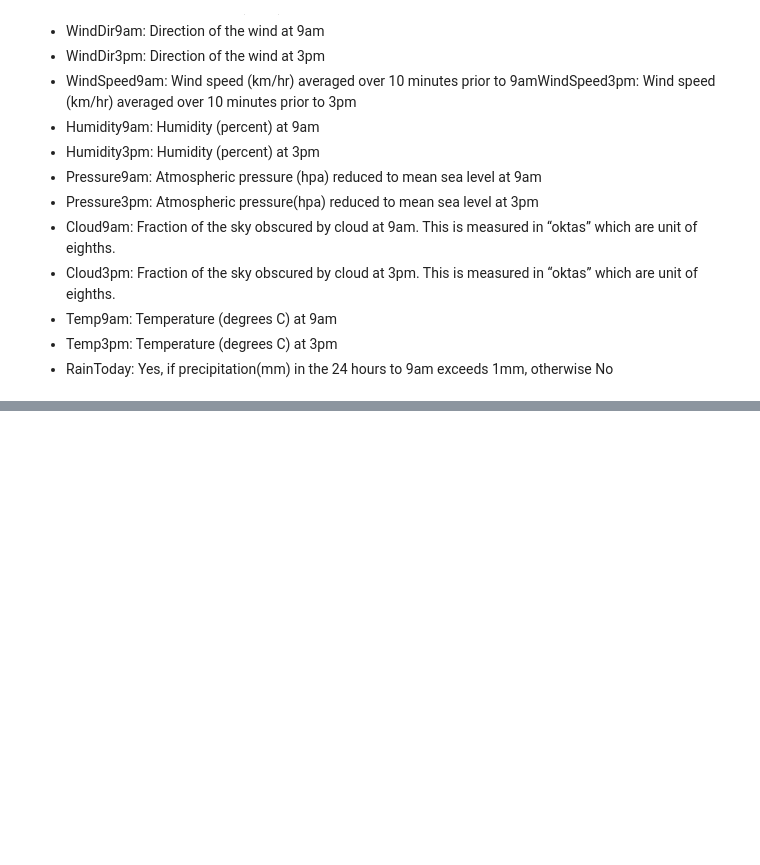
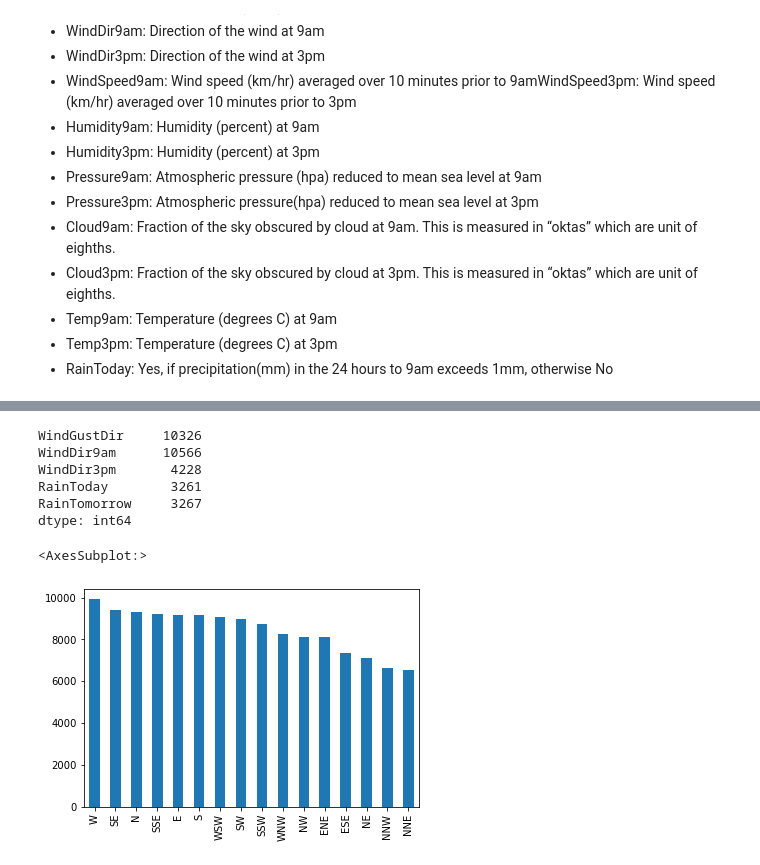
Before and after one commit to eankomah/ML-Australian-Weather-Prediction, a Jupyter notebook: ML_on_Australian_Weather_Prediction.ipynb, the cells around one changed output, grey strips where cells are left out. Drawn from its saved outputs; the diff is of its cells as text; code cells hidden in the pictures; blank space fills up the shorter version.

```diff
--- a/ML_on_Australian_Weather_Prediction.ipynb
+++ b/ML_on_Australian_Weather_Prediction.ipynb
@@ -57,0 +155,6 @@ df
+# %%
+#Dropping Date and Location Columns
+df.drop(["Date","Location"], axis=1, inplace=True)
+# %%
+#Dropping all columns with more than 30% missing values
+df.drop(["Sunshine","Evaporation","Cloud3pm","Cloud9am"],  axis=1, inplace=True)
@@ -57,0 +190,15 @@ df
+# %%
+#count the number of missing categorical values
+df[missing_cat].isnull().sum()
+# %% [output]
+WindGustDir     10326
+WindDir9am      10566
+WindDir3pm       4228
+RainToday        3261
+RainTomorrow     3267
+dtype: int64
+# %%
+df['WindGustDir'].value_counts().plot.bar()
+# %% [output]
+<AxesSubplot:>
+[figure, added]
```
Also changed, not shown: parts of 83 cells of this notebook, 1 other file.
